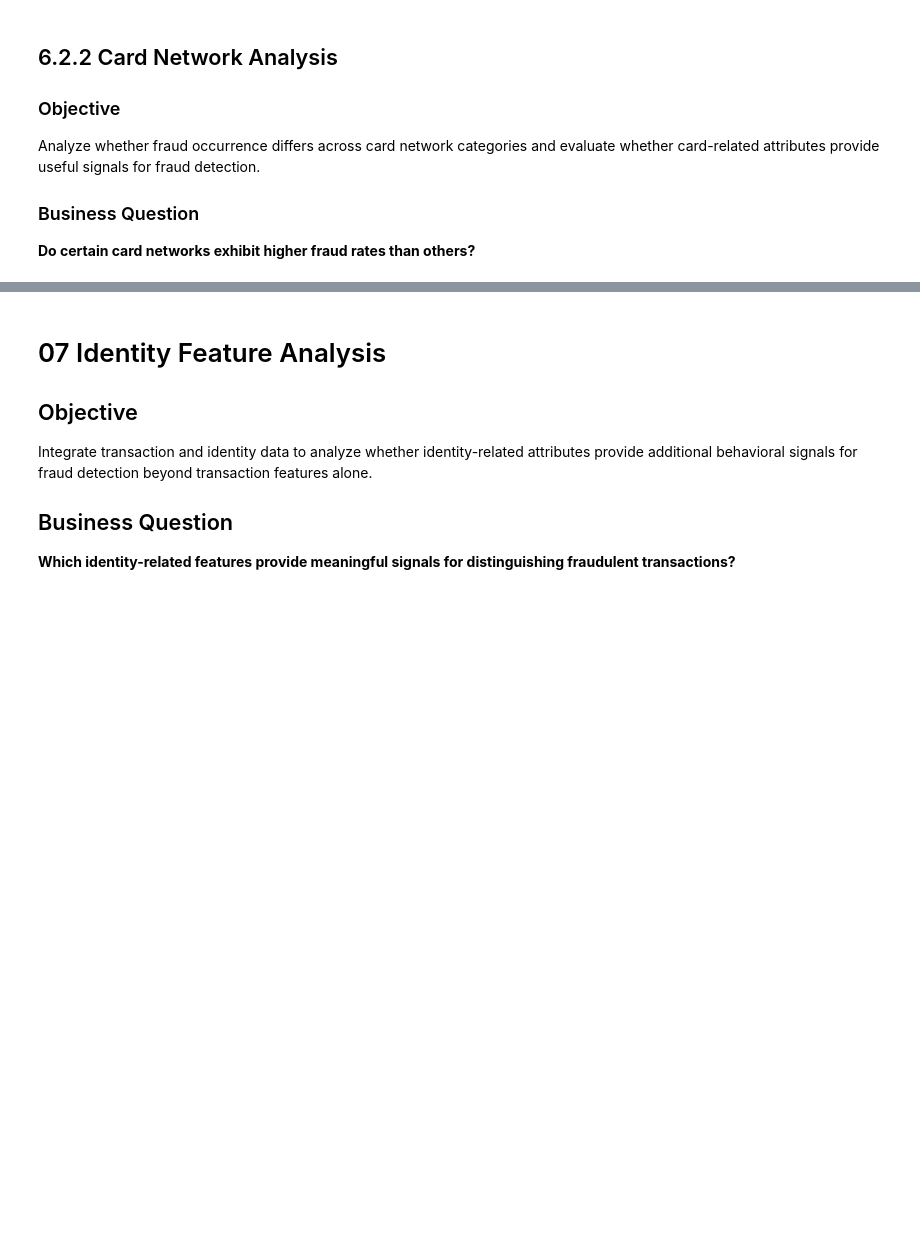
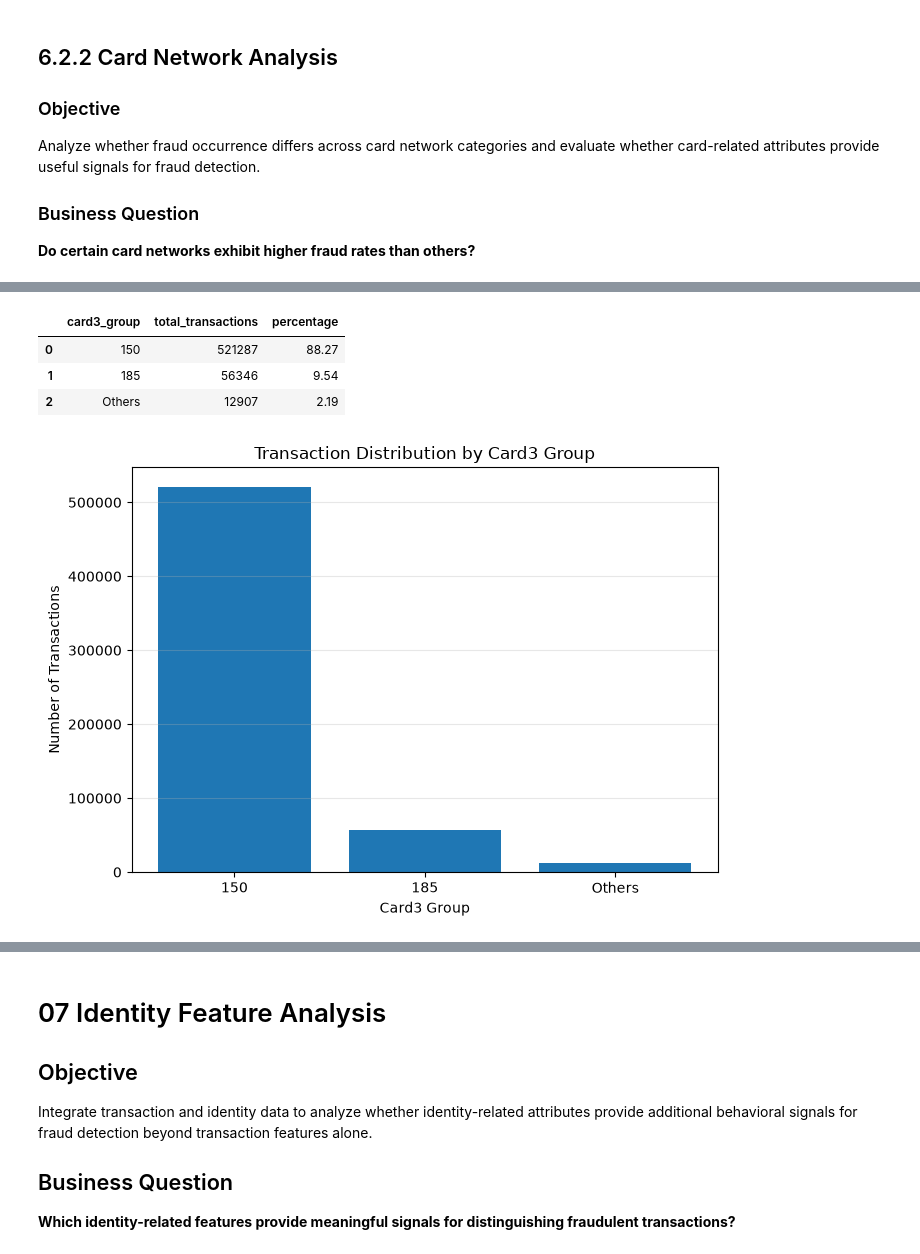
Before and after one commit to rizalkr/fraud_detection, a Jupyter notebook: notebooks/02_Exploratory_Data_Analysis.ipynb, the cells around one changed output, grey strips where cells are left out. Cells and saved outputs as stored; diff of their text form; code cells hidden in the pictures; blank space fills up the shorter version.

```diff
--- a/notebooks/02_Exploratory_Data_Analysis.ipynb
+++ b/notebooks/02_Exploratory_Data_Analysis.ipynb
@@ -967,0 +1351,51 @@ Analyze whether fraud occurrence differs across card network categories and eval
+# %%
+card3_plot = card3_summary.copy()
+
+card3_plot["card3_group"] = card3_plot["card3"].apply(
+    lambda x: (
+        "150"
+        if x == 150
+        else "185"
+        if x == 185
+        else "Others"
+    )
+)
+
+card3_plot = (
+    card3_plot
+    .groupby("card3_group", as_index=False)
+    .agg(
+        total_transactions=("total_transactions", "sum")
+    )
+)
+
+card3_plot["percentage"] = (
+    card3_plot["total_transactions"]
+    / card3_plot["total_transactions"].sum()
+    * 100
+).round(2)
+
+card3_plot
+# %% [output]
+|  | card3_group | total_transactions | percentage |
+| 0 | 150 | 521287 | 88.27 |
+| 1 | 185 | 56346 | 9.54 |
+| 2 | Others | 12907 | 2.19 |
+# %%
+plt.figure(figsize=(7,5))
+
+plt.bar(
+    card3_plot["card3_group"],
+    card3_plot["total_transactions"]
+)
+
+plt.title("Transaction Distribution by Card3 Group")
+plt.xlabel("Card3 Group")
+plt.ylabel("Number of Transactions")
+
+plt.grid(axis="y", alpha=0.3)
+
+plt.tight_layout()
+plt.show()
+# %% [output]
+[figure, added]
```
Also changed, not shown: parts of 23 cells of this notebook.
